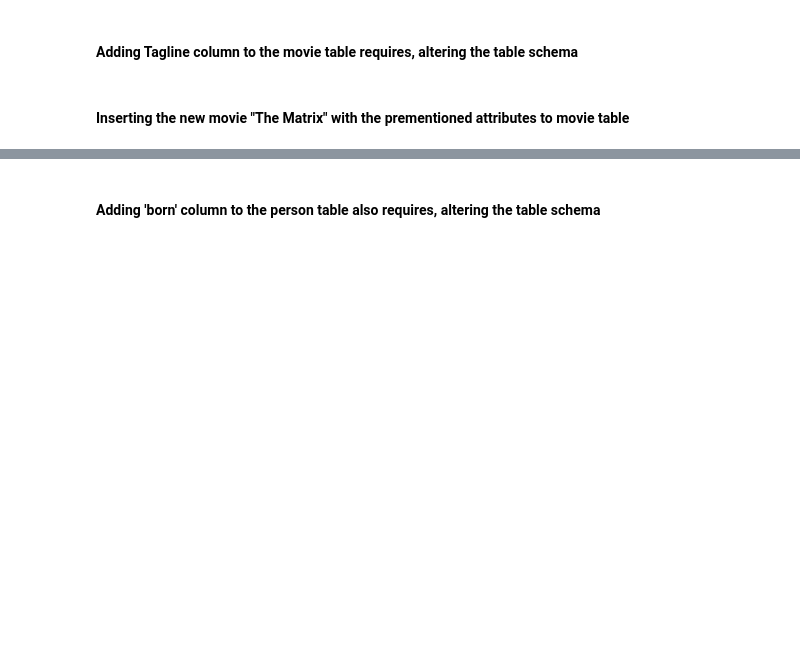
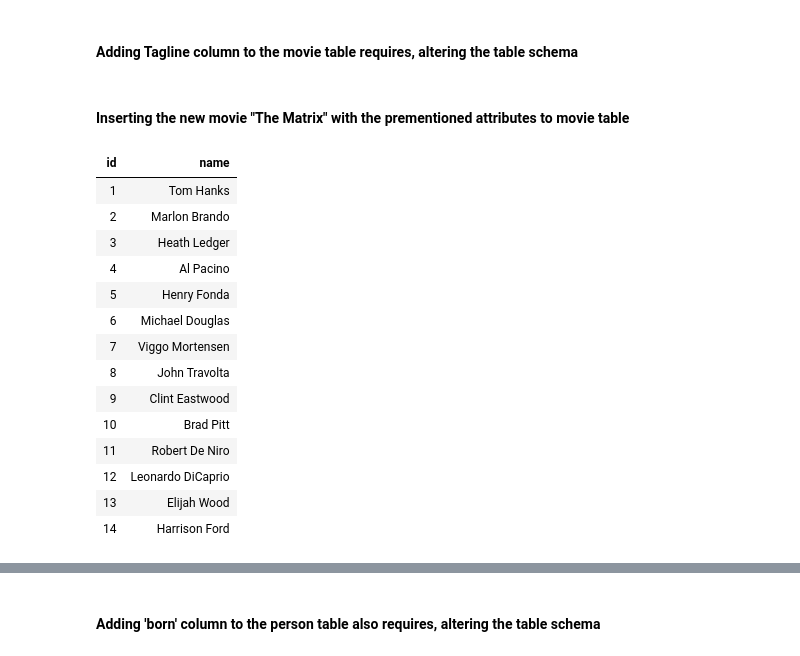
Before and after one commit to haicheviet/dataeng-course-1, a Jupyter notebook: homework_postgres/PostgreSQL-Students.ipynb, the cells around one changed output, grey strips where cells are left out. Saved outputs shown, nothing was run; the diff lists cells and outputs as text; code cells hidden in the pictures; blank space fills up the shorter version.

```diff
--- a/homework_postgres/PostgreSQL-Students.ipynb
+++ b/homework_postgres/PostgreSQL-Students.ipynb
@@ -1261,0 +1283,19 @@ con.commit()
+# %%
+actorMoviesAgg= pd.read_sql('''SELECT id, name from Person''', con)
+display(actorMoviesAgg.style.hide_index())
+# %% [output]
+| id | name |
+| 1 | Tom Hanks |
+| 2 | Marlon Brando |
+| 3 | Heath Ledger |
+| 4 | Al Pacino |
+| 5 | Henry Fonda |
+| 6 | Michael Douglas |
+| 7 | Viggo Mortensen |
+| 8 | John Travolta |
+| 9 | Clint Eastwood |
+| 10 | Brad Pitt |
+| 11 | Robert De Niro |
+| 12 | Leonardo DiCaprio |
+| 13 | Elijah Wood |
+| 14 | Harrison Ford |
```
Also changed, not shown: parts of 37 cells of this notebook, 1 other file.
